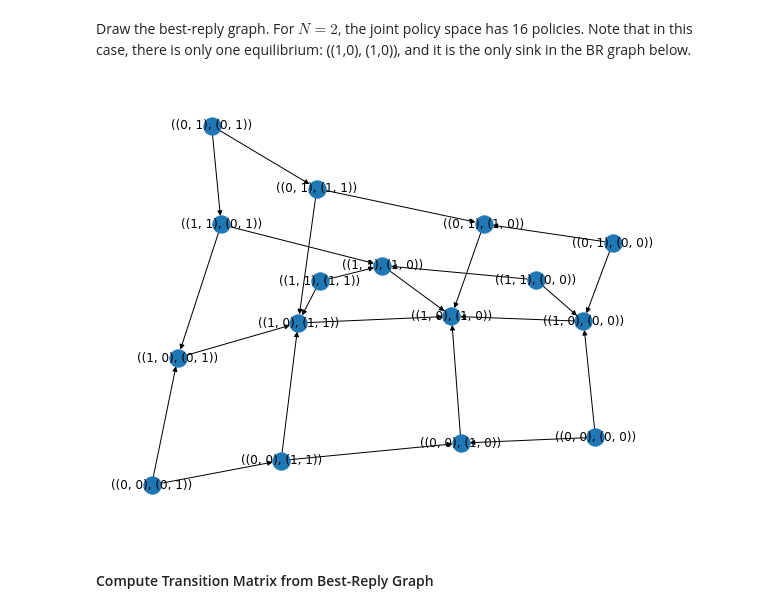
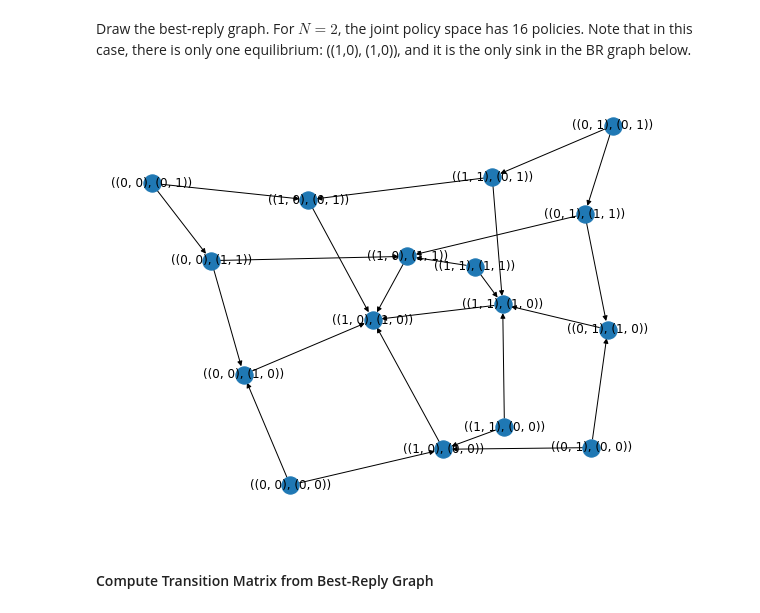
Before and after one commit to Awni00/decentralized-MARL-general-cts-spaces, a Jupyter notebook: notebooks/mean-field BR process analysis.ipynb, the cells around one changed output. Cells and saved outputs as stored; diff of their text form; code cells hidden in the pictures.

```diff
--- a/mean-field BR process analysis.ipynb
+++ b/notebooks/mean-field BR process analysis.ipynb
@@ -71,9 +71,9 @@ br_graph2 = learn_br_graph(n_agents, n_states, n_Us, init_state, transition_stat
 Draw the best-reply graph. For $N=2$, the joint policy space has 16 policies. Note that in this case, there is only one equilibrium: ((1,0), (1,0)), and it is the only sink in the BR graph below.
 # %%
 # draw BR graph (without self-loops)
-br_graph_ = nx.DiGraph.copy(br_graph)
+br_graph_ = nx.DiGraph.copy(br_graph2)
 br_graph_.remove_edges_from(nx.selfloop_edges(br_graph_))
 fig, ax = plt.subplots(figsize=(10,8))
 nx.draw_spectral(br_graph_, with_labels=True, ax=ax)
 # %% [output]
-[figure, old version]
+[figure, new version]
```
Also changed, not shown: parts of 3 cells of this notebook, 5 other files.
